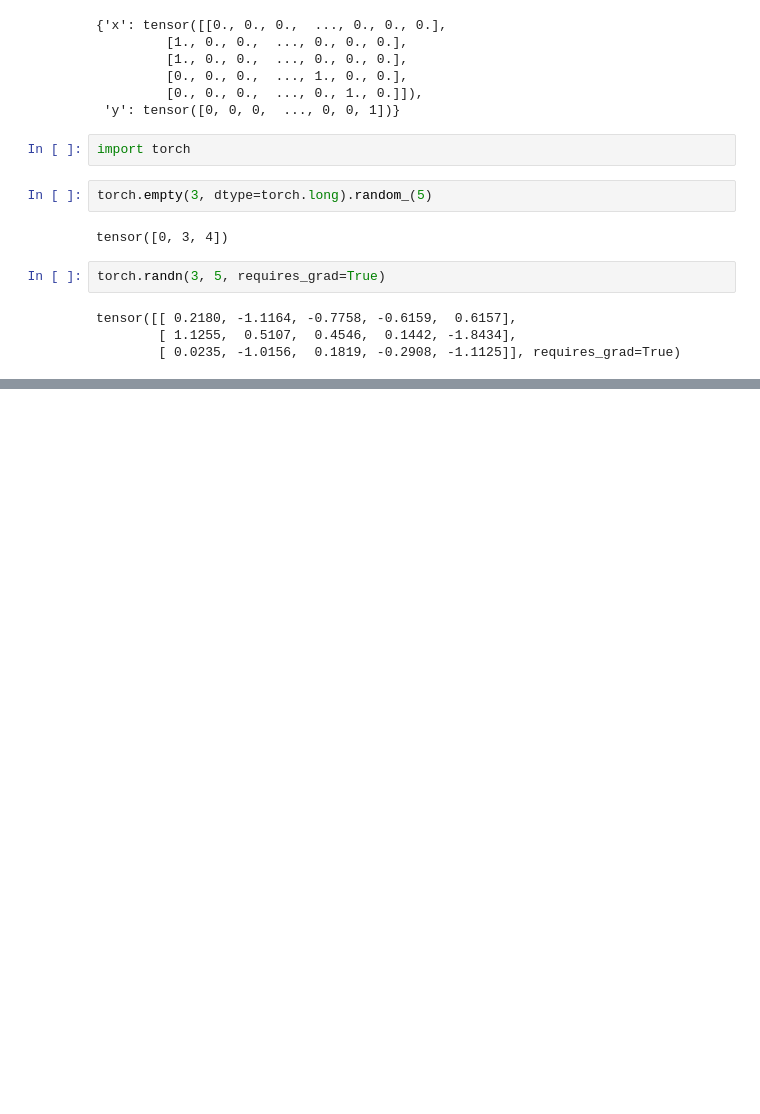
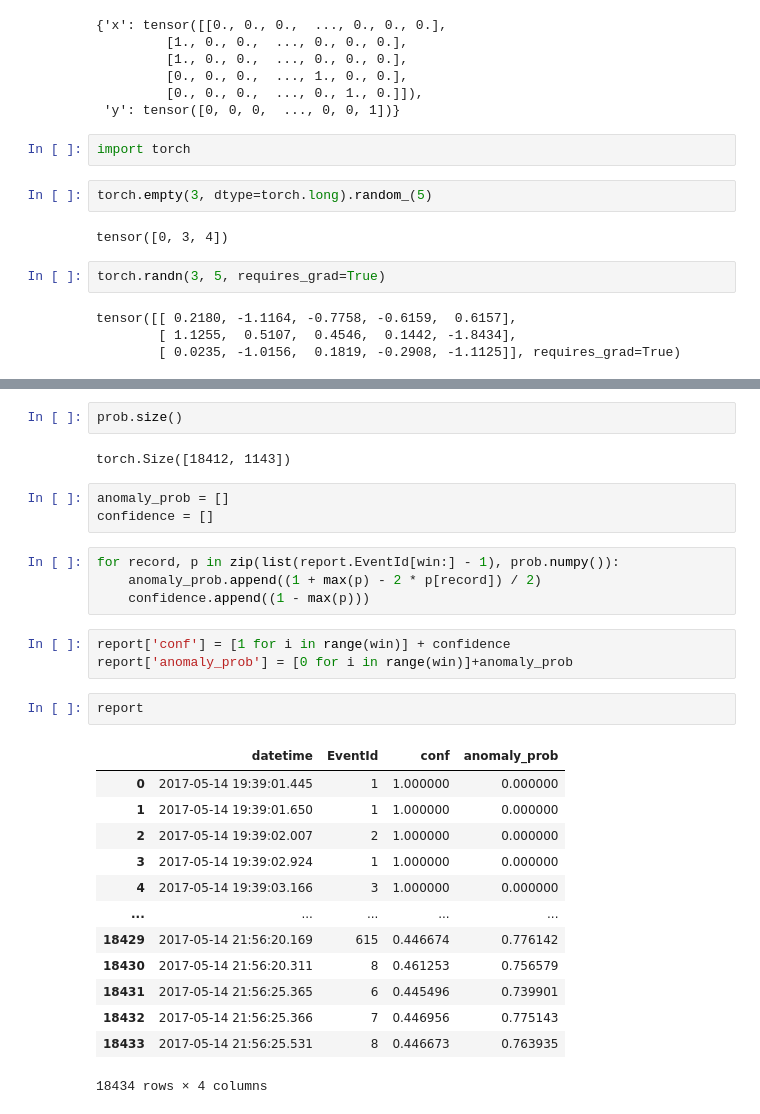
Before and after one commit to Ray941216/data-engineer-exam, a Jupyter notebook: exam3/lab.ipynb, the cells around one changed output, grey strips where cells are left out. Cells and saved outputs as stored; diff of their text form; blank space fills up the shorter version.

```diff
--- a/exam3/lab.ipynb
+++ b/exam3/lab.ipynb
@@ -187,0 +242,30 @@ tensor([[ 0.2180, -1.1164, -0.7758, -0.6159,  0.6157],
+# %%
+prob.size()
+# %% [output]
+torch.Size([18412, 1143])
+# %%
+anomaly_prob = []
+confidence = []
+# %%
+for record, p in zip(list(report.EventId[win:] - 1), prob.numpy()):
+    anomaly_prob.append((1 + max(p) - 2 * p[record]) / 2)
+    confidence.append((1 - max(p)))
+# %%
+report['conf'] = [1 for i in range(win)] + confidence
+report['anomaly_prob'] = [0 for i in range(win)]+anomaly_prob
+# %%
+report
+# %% [output]
+|  | datetime | EventId | conf | anomaly_prob |
+| 0 | 2017-05-14 19:39:01.445 | 1 | 1.000000 | 0.000000 |
+| 1 | 2017-05-14 19:39:01.650 | 1 | 1.000000 | 0.000000 |
+| 2 | 2017-05-14 19:39:02.007 | 2 | 1.000000 | 0.000000 |
+| 3 | 2017-05-14 19:39:02.924 | 1 | 1.000000 | 0.000000 |
+| 4 | 2017-05-14 19:39:03.166 | 3 | 1.000000 | 0.000000 |
+| ... | ... | ... | ... | ... |
+| 18429 | 2017-05-14 21:56:20.169 | 615 | 0.446674 | 0.776142 |
+| 18430 | 2017-05-14 21:56:20.311 | 8 | 0.461253 | 0.756579 |
+| 18431 | 2017-05-14 21:56:25.365 | 6 | 0.445496 | 0.739901 |
+| 18432 | 2017-05-14 21:56:25.366 | 7 | 0.446956 | 0.775143 |
+| 18433 | 2017-05-14 21:56:25.531 | 8 | 0.446673 | 0.763935 |
+18434 rows × 4 columns
```
Also changed, not shown: parts of 27 cells of this notebook, 8 other files.
